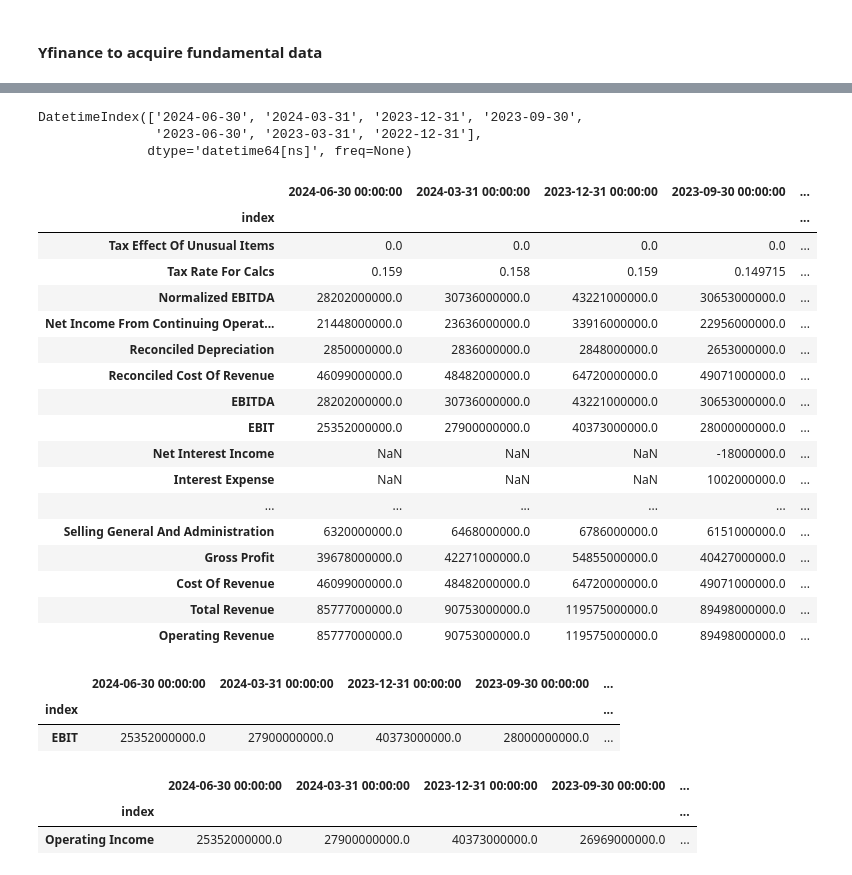
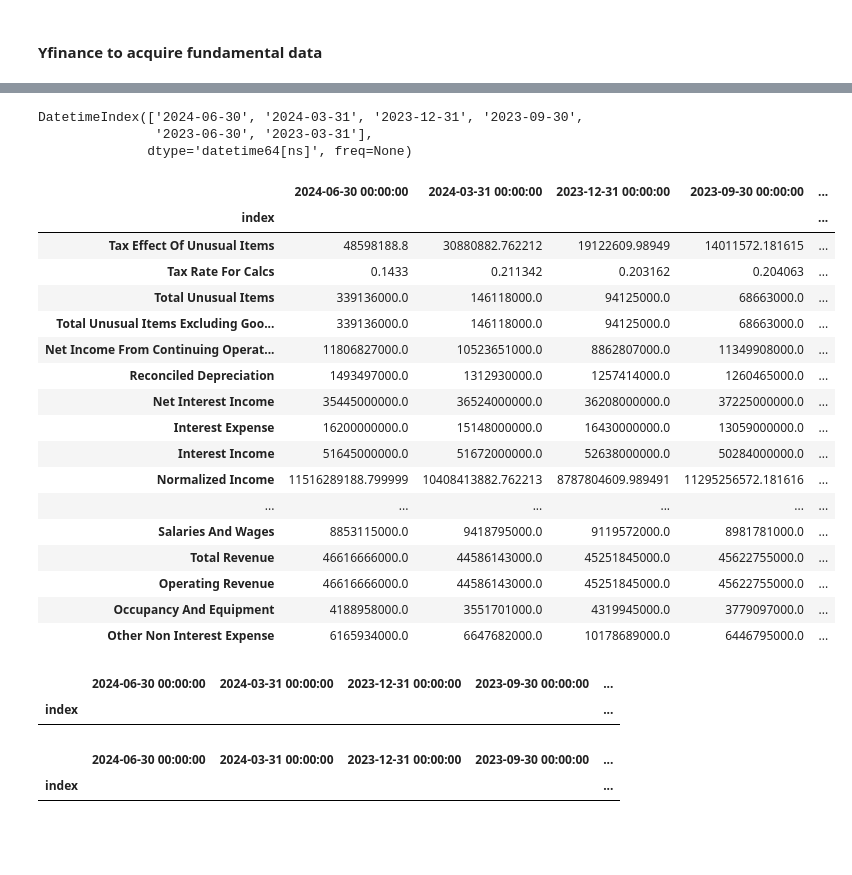
Before and after one commit to NarasetS/StockTH_MagicFormula, a Jupyter notebook: example_yfinance.ipynb, the cells around one changed output, grey strips where cells are left out. Cells and saved outputs as stored; diff of their text form; code cells hidden in the pictures; blank space fills up the shorter version.

```diff
--- a/example_yfinance.ipynb
+++ b/example_yfinance.ipynb
@@ -3,7 +3,7 @@ import yfinance as yf
 # %% [markdown]
 #### Yfinance to acquire fundamental data ######
 # %%
-stock = 'aapl'
+stock = 'bbl.bk'
 data = yf.Ticker(stock)
 data.info
 # %% [output]
@@ -67,48 +87,48 @@ data.financials
 # %%
 # data_ebit_ttm = data.quarterly_financials['EBIT'].sum(axis=1)
 # data_ebit_ttm
 test = data.quarterly_financials
 list_col = test.columns
 test = test.reset_index()
 print(list_col)
 test['ttm'] = 0
-ttm_period = 4
-for i in range(4):
+if len(list_col) >=4 :
+    ttm_period = 4
+else : ttm_period = len(list_col)
+for i in range(ttm_period):
     test['ttm'] = test['ttm'] + test[list_col[i]]
 
 test = test.set_index('index')
 test
 # %% [output]
 DatetimeIndex(['2024-06-30', '2024-03-31', '2023-12-31', '2023-09-30',
-               '2023-06-30', '2023-03-31', '2022-12-31'],
+               '2023-06-30', '2023-03-31'],
               dtype='datetime64[ns]', freq=None)
 |  | 2024-06-30 00:00:00 | 2024-03-31 00:00:00 | 2023-12-31 00:00:00 | 2023-09-30 00:00:00 | ... |
 | index |  |  |  |  | ... |
-| Tax Effect Of Unusual Items | 0.0 | 0.0 | 0.0 | 0.0 | ... |
-| Tax Rate For Calcs | 0.159 | 0.158 | 0.159 | 0.149715 | ... |
-| Normalized EBITDA | 28202000000.0 | 30736000000.0 | 43221000000.0 | 30653000000.0 | ... |
-| Net Income From Continuing Operat... | 21448000000.0 | 23636000000.0 | 33916000000.0 | 22956000000.0 | ... |
-| Reconciled Depreciation | 2850000000.0 | 2836000000.0 | 2848000000.0 | 2653000000.0 | ... |
-| Reconciled Cost Of Revenue | 46099000000.0 | 48482000000.0 | 64720000000.0 | 49071000000.0 | ... |
-| EBITDA | 28202000000.0 | 30736000000.0 | 43221000000.0 | 30653000000.0 | ... |
-| EBIT | 25352000000.0 | 27900000000.0 | 40373000000.0 | 28000000000.0 | ... |
-| Net Interest Income | NaN | NaN | NaN | -18000000.0 | ... |
-| Interest Expense | NaN | NaN | NaN | 1002000000.0 | ... |
+| Tax Effect Of Unusual Items | 48598188.8 | 30880882.762212 | 19122609.98949 | 14011572.181615 | ... |
+| Tax Rate For Calcs | 0.1433 | 0.211342 | 0.203162 | 0.204063 | ... |
+| Total Unusual Items | 339136000.0 | 146118000.0 | 94125000.0 | 68663000.0 | ... |
+| Total Unusual Items Excluding Goo... | 339136000.0 | 146118000.0 | 94125000.0 | 68663000.0 | ... |
+| Net Income From Continuing Operat... | 11806827000.0 | 10523651000.0 | 8862807000.0 | 11349908000.0 | ... |
+| Reconciled Depreciation | 1493497000.0 | 1312930000.0 | 1257414000.0 | 1260465000.0 | ... |
+| Net Interest Income | 35445000000.0 | 36524000000.0 | 36208000000.0 | 37225000000.0 | ... |
+| Interest Expense | 16200000000.0 | 15148000000.0 | 16430000000.0 | 13059000000.0 | ... |
+| Interest Income | 51645000000.0 | 51672000000.0 | 52638000000.0 | 50284000000.0 | ... |
+| Normalized Income | 11516289188.799999 | 10408413882.762213 | 8787804609.989491 | 11295256572.181616 | ... |
 | ... | ... | ... | ... | ... | ... |
-| Selling General And Administration | 6320000000.0 | 6468000000.0 | 6786000000.0 | 6151000000.0 | ... |
-| Gross Profit | 39678000000.0 | 42271000000.0 | 54855000000.0 | 40427000000.0 | ... |
-| Cost Of Revenue | 46099000000.0 | 48482000000.0 | 64720000000.0 | 49071000000.0 | ... |
-| Total Revenue | 85777000000.0 | 90753000000.0 | 119575000000.0 | 89498000000.0 | ... |
-| Operating Revenue | 85777000000.0 | 90753000000.0 | 119575000000.0 | 89498000000.0 | ... |
+| Salaries And Wages | 8853115000.0 | 9418795000.0 | 9119572000.0 | 8981781000.0 | ... |
+| Total Revenue | 46616666000.0 | 44586143000.0 | 45251845000.0 | 45622755000.0 | ... |
+| Operating Revenue | 46616666000.0 | 44586143000.0 | 45251845000.0 | 45622755000.0 | ... |
+| Occupancy And Equipment | 4188958000.0 | 3551701000.0 | 4319945000.0 | 3779097000.0 | ... |
+| Other Non Interest Expense | 6165934000.0 | 6647682000.0 | 10178689000.0 | 6446795000.0 | ... |
 # %%
 test.loc[test.index == 'EBIT']
 # %% [output]
 |  | 2024-06-30 00:00:00 | 2024-03-31 00:00:00 | 2023-12-31 00:00:00 | 2023-09-30 00:00:00 | ... |
 | index |  |  |  |  | ... |
-| EBIT | 25352000000.0 | 27900000000.0 | 40373000000.0 | 28000000000.0 | ... |
 # %%
 test.loc[test.index == 'Operating Income']
 # %% [output]
 |  | 2024-06-30 00:00:00 | 2024-03-31 00:00:00 | 2023-12-31 00:00:00 | 2023-09-30 00:00:00 | ... |
 | index |  |  |  |  | ... |
-| Operating Income | 25352000000.0 | 27900000000.0 | 40373000000.0 | 26969000000.0 | ... |
```
Also changed, not shown: parts of 4 cells of this notebook, 14 other files.
